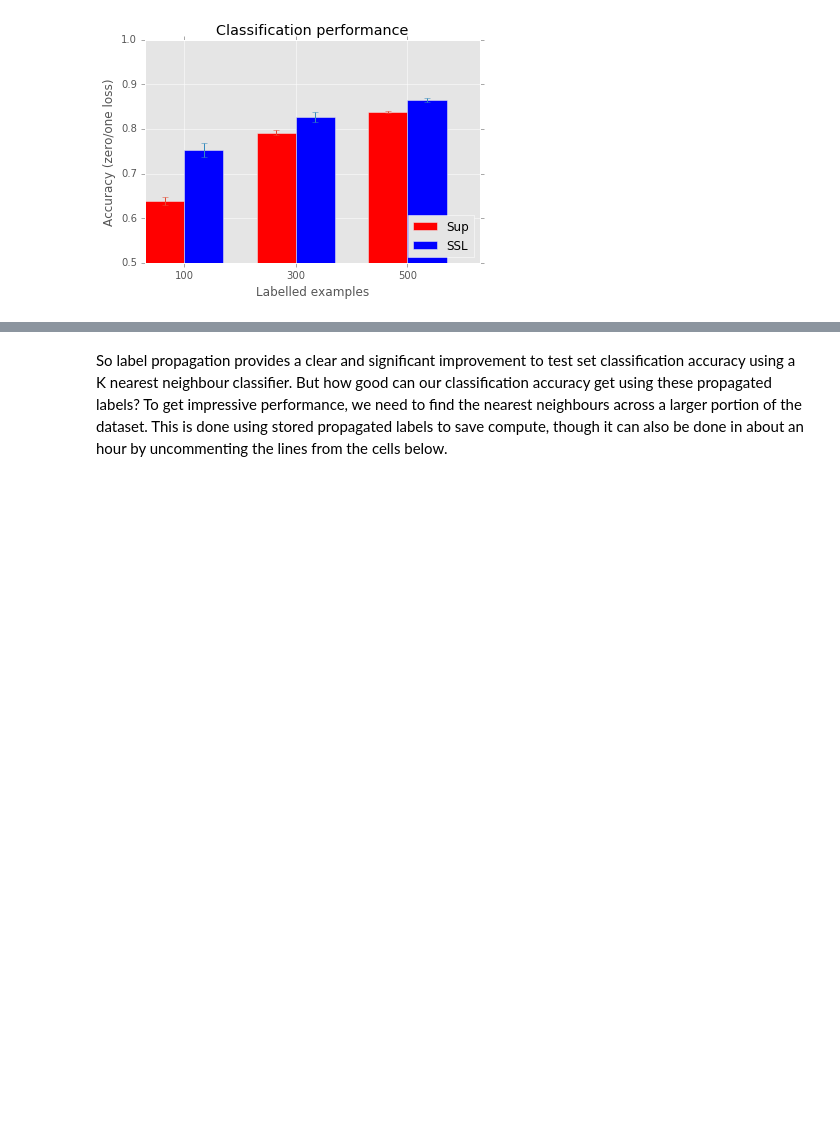
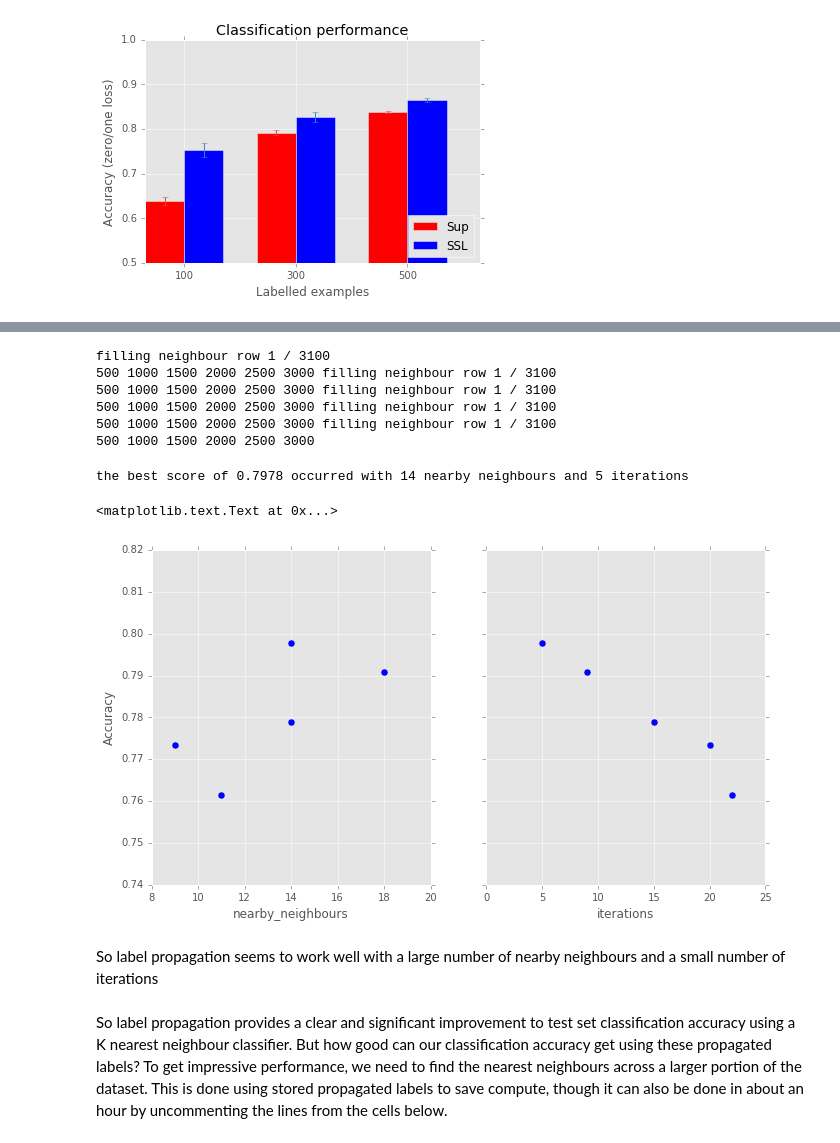
Before and after one commit to RyanCarey/mnist_ssl, a Jupyter notebook: jup/Report.ipynb, the cells around one changed output, grey strips where cells are left out. Saved outputs shown, nothing was run; the diff lists cells and outputs as text; code cells hidden in the pictures; blank space fills up the shorter version.

```diff
--- a/jup/Report.ipynb
+++ b/jup/Report.ipynb
@@ -108,7 +92,58 @@ Can we achieve better performance by optimizing the semisupervised learning sche
-# %%
-labelled examples = 100
-lp = LabelPropagation(n_nearest_neighbours=20, iters=20)
-lp.propagate()
+# %%
+i_tr, i_unlabelled = random_sample(dat.train.labels.shape[0], labelled_examples, 3000)
+Xtr = dat.train.images[i_tr]
+ytr = dat.train.labels[i_tr]
+ytr_onehot = np.eye(10)[ytr]
+Xunl = dat.train.images[i_unlabelled]
+Xval = dat.validation.images
+yval = dat.validation.labels
+# %%
+n_settings = 5
+
+n_neighbours_arr = np.random.random_integers(low=3, high=20, size=n_settings)
+iters_arr = np.random.random_integers(low=5, high=25, size = n_settings)
+# %%
+ssl_scores = np.zeros((n_settings,))
+
+knn = KNeighborsClassifier()
+knn.fit(np.vstack((Xtr,Xunl)), np.hstack((ytr, pred)))
+ssl_score = knn.score(Xval, yval)
+
+for i, (nn, iters) in enumerate(zip(n_neighbours_arr, iters_arr)):
+    lp = LabelPropagation(n_nearest_neighbours=nn, iters=iters, verbose = True)
+    yprop = lp.propagate(Xtr, np.eye(10)[ytr], Xunl)
+
+    knn = KNeighborsClassifier()
+
+    knn.fit(np.vstack((Xtr,Xunl)), np.hstack((ytr, yprop)))
+    ssl_scores[i] = knn.score(Xval, yval)
+# %% [output]
+filling neighbour row 1 / 3100
+500 1000 1500 2000 2500 3000 filling neighbour row 1 / 3100
+500 1000 1500 2000 2500 3000 filling neighbour row 1 / 3100
+500 1000 1500 2000 2500 3000 filling neighbour row 1 / 3100
+500 1000 1500 2000 2500 3000 filling neighbour row 1 / 3100
+500 1000 1500 2000 2500 3000
+# %%
+best = ssl_scores.argmax()
+print('the best score of {} occurred with {} nearby neighbours and {} iterations'.format(ssl_scores.max(), n_neighbours_arr[best], iters_arr[best]))
+# %% [output]
+the best score of 0.7978 occurred with 14 nearby neighbours and 5 iterations
+# %%
+fig, ((ax1, ax2)) = plt.subplots(1, 2, sharex=False, sharey=True, figsize=(11, 6))
+
+ax1.scatter(n_neighbours_arr, ssl_scores, s=50);
+
+ax1.set_ylabel('Accuracy');
+ax1.set_xlabel('nearby_neighbours');
+
+ax2.scatter(iters_arr, ssl_scores, s=50);
+ax2.set_xlabel('iterations')
+# %% [output]
+<matplotlib.text.Text at 0x...>
+[figure, added]
+# %% [markdown]
+So label propagation seems to work well with a large number of nearby neighbours and a small number of iterations
 # %% [markdown]
 So label propagation provides a clear and significant improvement to test set classification accuracy using a K nearest neighbour classifier. But how good can our classification accuracy get using these propagated labels? To get impressive performance, we need to find the nearest neighbours across a larger portion of the dataset. This is done using stored propagated labels to save compute, though it can also be done in about an hour by uncommenting the lines from the cells below.
 # %%
```
Also changed, not shown: parts of 5 cells of this notebook.
